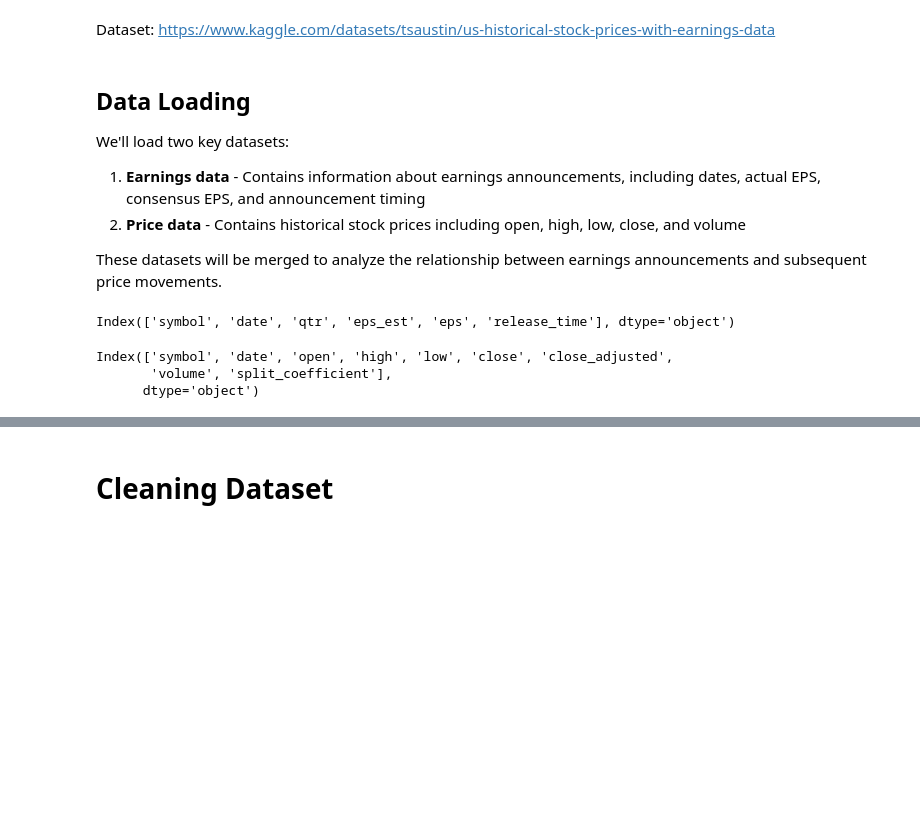
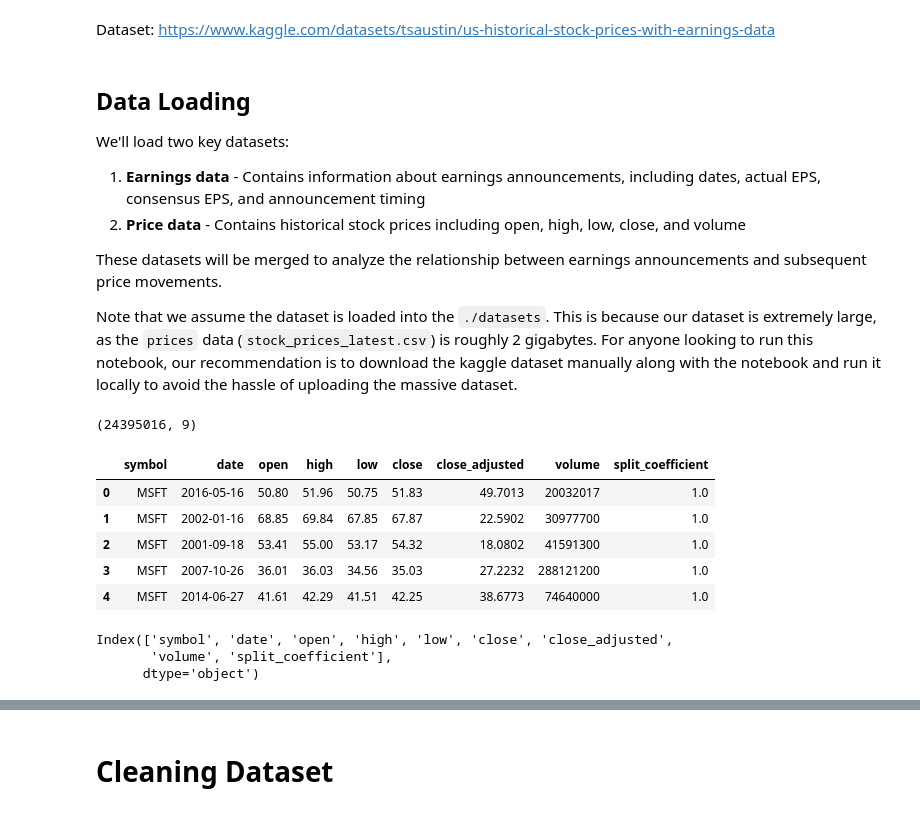
Before and after one commit to edfan1/CIS5450FinalProject, a Jupyter notebook: Notebook.ipynb, the cells around one changed output, grey strips where cells are left out. Cells and saved outputs as stored; diff of their text form; code cells hidden in the pictures; blank space fills up the shorter version.

Commit message:
First half of notebook (above hypo test) finalized

```diff
--- a/Notebook.ipynb
+++ b/Notebook.ipynb
@@ -23,6 +45,8 @@ We'll load two key datasets:
 2. **Price data** - Contains historical stock prices including open, high, low, close, and volume
 
 These datasets will be merged to analyze the relationship between earnings announcements and subsequent price movements.
+
+Note that we assume the dataset is loaded into the `./datasets`. This is because our dataset is extremely large, as the `prices` data (`stock_prices_latest.csv`) is roughly 2 gigabytes. For anyone looking to run this notebook, our recommendation is to download the kaggle dataset manually along with the notebook and run it locally to avoid the hassle of uploading the massive dataset.
 # %%
 # Load datasets
 prices = pd.read_csv(
@@ -36,10 +60,17 @@ earnings = pd.read_csv(
     dtype={"symbol": str, "announce_time": str}
 )
 # %%
-display(earnings.columns)
+display(prices.shape)
+display(prices.head())
 display(prices.columns)
 # %% [output]
-Index(['symbol', 'date', 'qtr', 'eps_est', 'eps', 'release_time'], dtype='object')
+(24395016, 9)
+|  | symbol | date | open | high | low | close | close_adjusted | volume | split_coefficient |
+| 0 | MSFT | 2016-05-16 | 50.80 | 51.96 | 50.75 | 51.83 | 49.7013 | 20032017 | 1.0 |
+| 1 | MSFT | 2002-01-16 | 68.85 | 69.84 | 67.85 | 67.87 | 22.5902 | 30977700 | 1.0 |
+| 2 | MSFT | 2001-09-18 | 53.41 | 55.00 | 53.17 | 54.32 | 18.0802 | 41591300 | 1.0 |
+| 3 | MSFT | 2007-10-26 | 36.01 | 36.03 | 34.56 | 35.03 | 27.2232 | 288121200 | 1.0 |
+| 4 | MSFT | 2014-06-27 | 41.61 | 42.29 | 41.51 | 42.25 | 38.6773 | 74640000 | 1.0 |
 Index(['symbol', 'date', 'open', 'high', 'low', 'close', 'close_adjusted',
        'volume', 'split_coefficient'],
       dtype='object')
```
Also changed, not shown: parts of 44 cells of this notebook.
